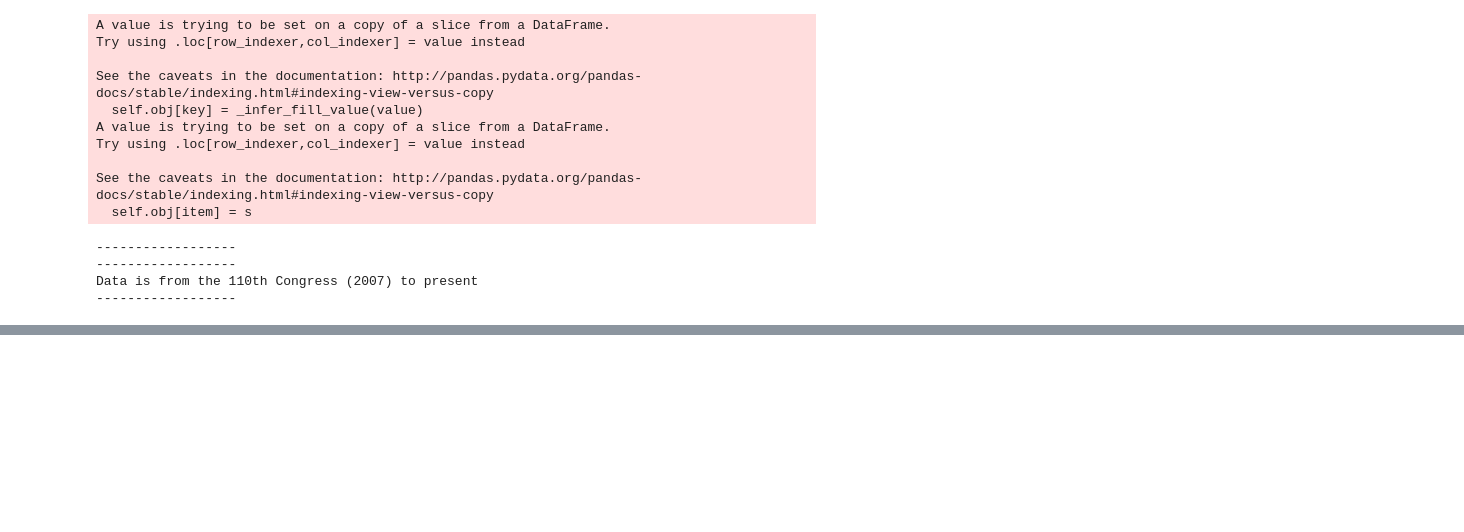
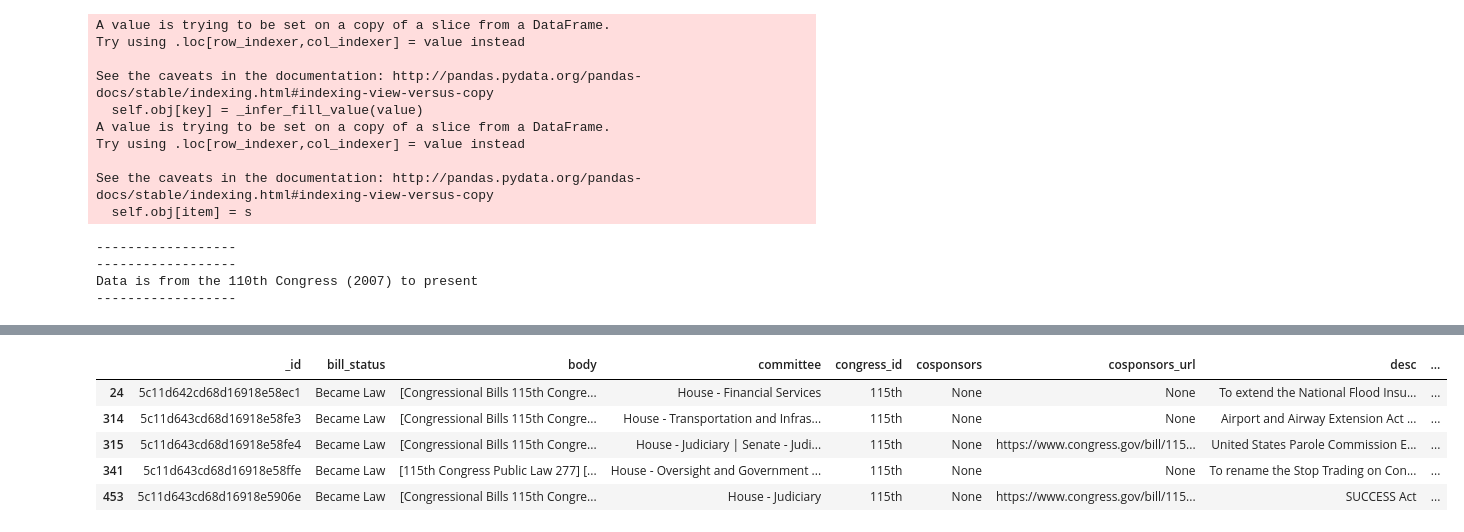
Before and after one commit to BruceZu/galvanize_capstone, a Jupyter notebook: src/model_2.ipynb, the cells around one changed output, grey strips where cells are left out. Saved outputs shown, nothing was run; the diff lists cells and outputs as text; code cells hidden in the pictures; blank space fills up the shorter version.

```diff
--- a/src/model_2.ipynb
+++ b/src/model_2.ipynb
@@ -53,0 +76,9 @@ X, y = process_corpus(data, 'body', 'labels')
+# %%
+data.head()
+# %% [output]
+|  | _id | bill_status | body | committee | congress_id | cosponsors | cosponsors_url | desc | ... |
+| 24 | 5c11d642cd68d16918e58ec1 | Became Law | [Congressional Bills 115th Congre... | House - Financial Services | 115th | None | None | To extend the National Flood Insu... | ... |
+| 314 | 5c11d643cd68d16918e58fe3 | Became Law | [Congressional Bills 115th Congre... | House - Transportation and Infras... | 115th | None | None | Airport and Airway Extension Act ... | ... |
+| 315 | 5c11d643cd68d16918e58fe4 | Became Law | [Congressional Bills 115th Congre... | House - Judiciary | Senate - Judi... | 115th | None | https://www.congress.gov/bill/115... | United States Parole Commission E... | ... |
+| 341 | 5c11d643cd68d16918e58ffe | Became Law | [115th Congress Public Law 277] [... | House - Oversight and Government ... | 115th | None | None | To rename the Stop Trading on Con... | ... |
+| 453 | 5c11d643cd68d16918e5906e | Became Law | [Congressional Bills 115th Congre... | House - Judiciary | 115th | None | https://www.congress.gov/bill/115... | SUCCESS Act | ... |
```
Also changed, not shown: parts of 7 cells of this notebook.
